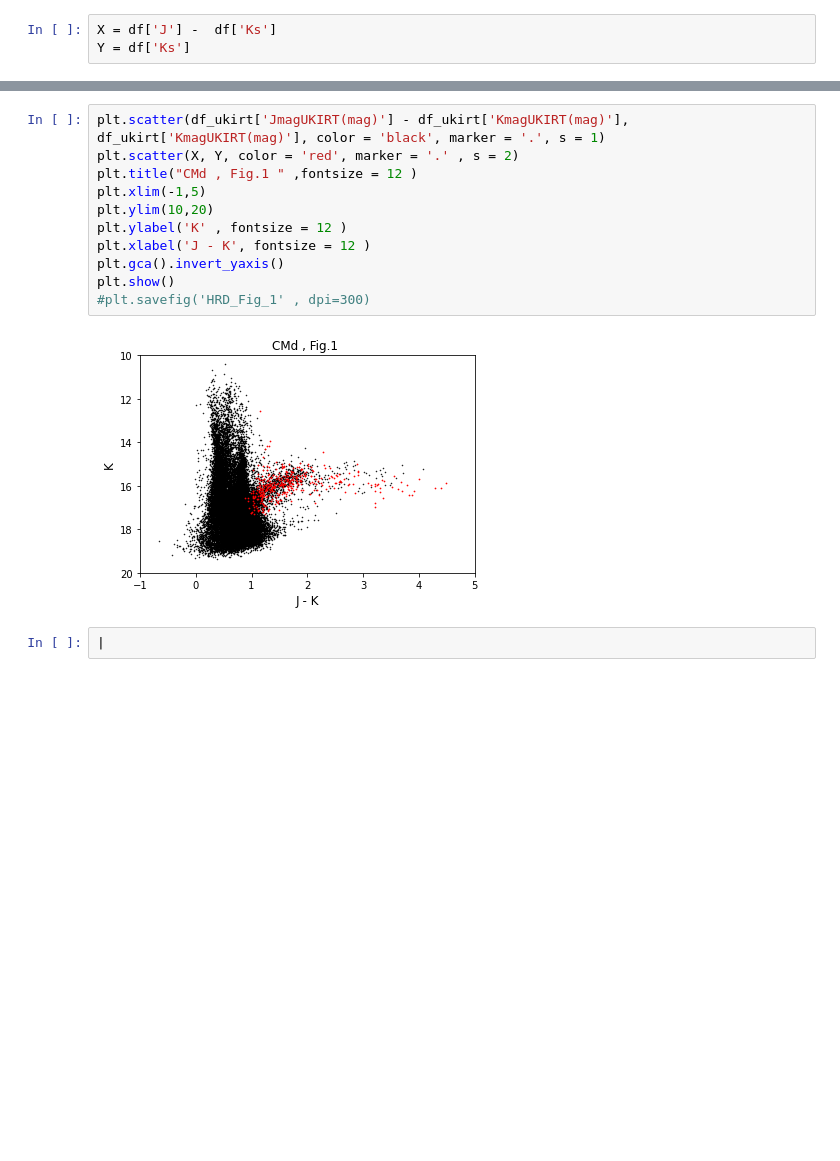
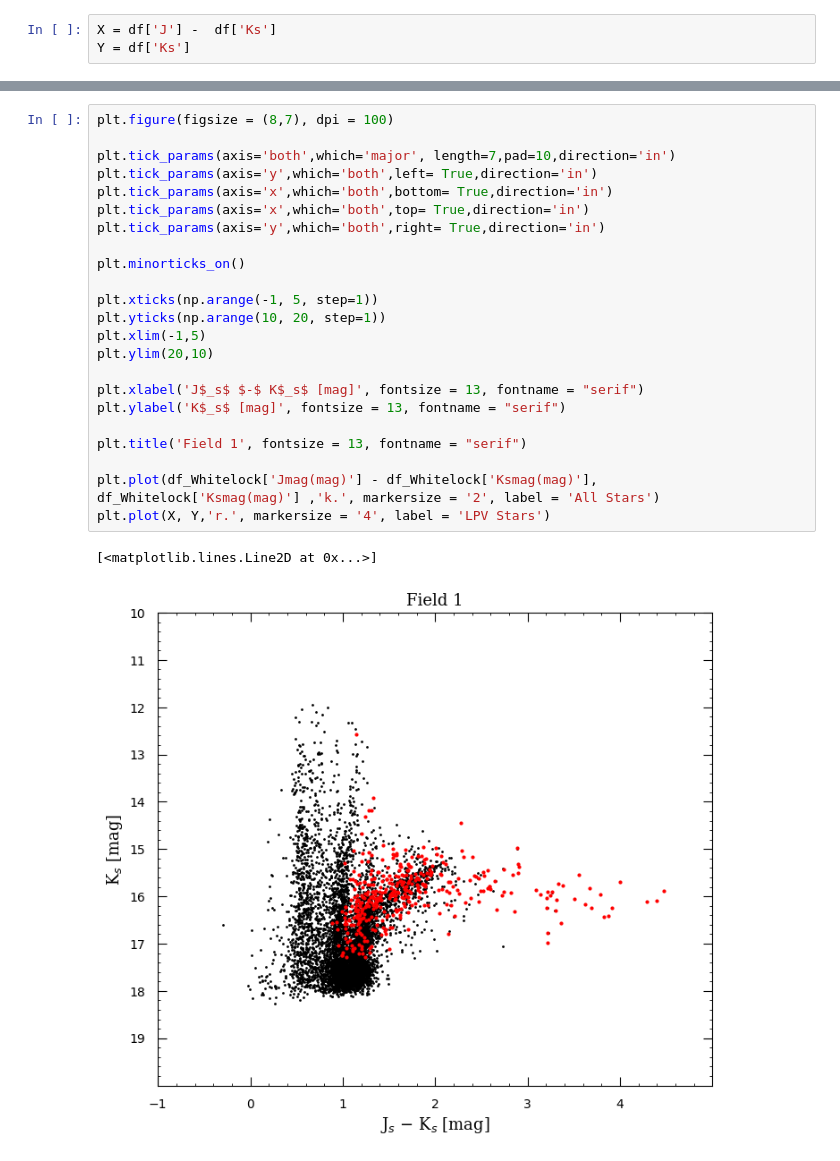
Before and after one commit to Mahdi-Abdollahii/NGC_6822, a Jupyter notebook: NGC6822_visualization.ipynb, the cells around one changed output, grey strips where cells are left out. Drawn from its saved outputs; the diff is of its cells as text; blank space fills up the shorter version.

```diff
--- a/NGC6822_visualization.ipynb
+++ b/NGC6822_visualization.ipynb
@@ -60,15 +77,26 @@ df_ukirt
-# %%
-plt.scatter(df_ukirt['JmagUKIRT(mag)'] - df_ukirt['KmagUKIRT(mag)'], df_ukirt['KmagUKIRT(mag)'], color = 'black', marker = '.', s = 1)
-plt.scatter(X, Y, color = 'red', marker = '.' , s = 2)
-plt.title("CMd , Fig.1 " ,fontsize = 12 )
-plt.xlim(-1,5)
-plt.ylim(10,20)
-plt.ylabel('K' , fontsize = 12 )
-plt.xlabel('J - K', fontsize = 12 )
-plt.gca().invert_yaxis()
-plt.show()
-#plt.savefig('HRD_Fig_1' , dpi=300)
-# %% [output]
-[figure, removed]
-# %%
-|
+# %%
+plt.figure(figsize = (8,7), dpi = 100)
+
+plt.tick_params(axis='both',which='major', length=7,pad=10,direction='in')
+plt.tick_params(axis='y',which='both',left= True,direction='in')
+plt.tick_params(axis='x',which='both',bottom= True,direction='in')
+plt.tick_params(axis='x',which='both',top= True,direction='in')
+plt.tick_params(axis='y',which='both',right= True,direction='in')
+
+plt.minorticks_on()
+
+plt.xticks(np.arange(-1, 5, step=1))
+plt.yticks(np.arange(10, 20, step=1))
+plt.xlim(-1,5)
+plt.ylim(20,10)
+
+plt.xlabel('J$_s$ $-$ K$_s$ [mag]', fontsize = 13, fontname = "serif")
+plt.ylabel('K$_s$ [mag]', fontsize = 13, fontname = "serif")
+
+plt.title('Field 1', fontsize = 13, fontname = "serif")
+
+plt.plot(df_Whitelock['Jmag(mag)'] - df_Whitelock['Ksmag(mag)'], df_Whitelock['Ksmag(mag)'] ,'k.', markersize = '2', label = 'All Stars')
+plt.plot(X, Y,'r.', markersize = '4', label = 'LPV Stars')
+# %% [output]
+[<matplotlib.lines.Line2D at 0x...>]
+[figure, added]
```
Also changed, not shown: parts of 4 cells of this notebook.
